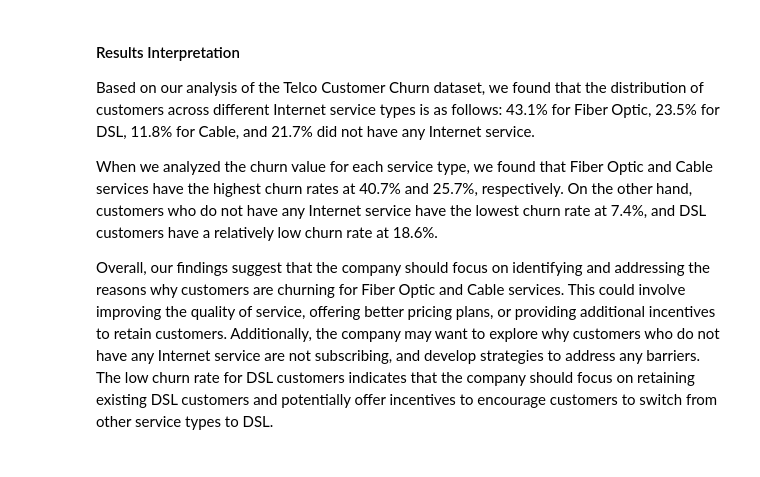
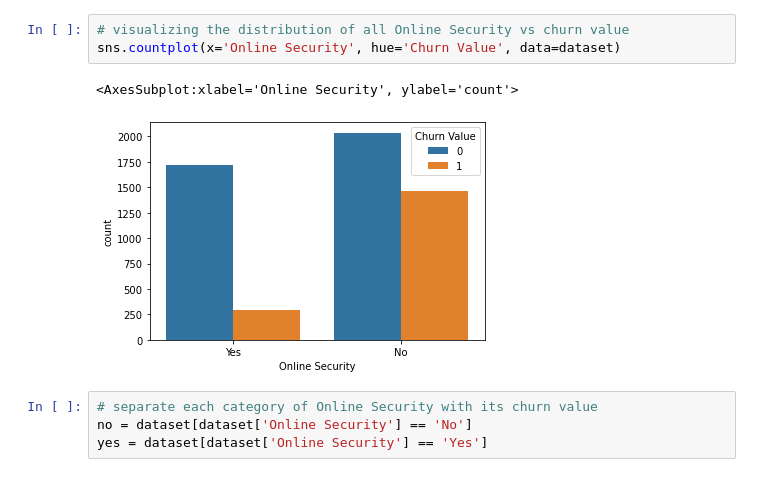
Before and after one commit to Ahmedmma72/Customer-Churn-Analysis-For-Telecommunication, a Jupyter notebook: Q6/q6.ipynb, the cells around one changed output. Cells and saved outputs as stored; diff of their text form.

```diff
--- a/Q6/q6.ipynb
+++ b/Q6/q6.ipynb
@@ -101,7 +89,10 @@ sns.barplot(x="Internet Type", y="percentage",
-# %% [markdown]
-#### Results Interpretation
-Based on our analysis of the Telco Customer Churn dataset, we found that the distribution of customers across different Internet service types is as follows: 43.1% for Fiber Optic, 23.5% for DSL, 11.8% for Cable, and 21.7% did not have any Internet service.
-
-When we analyzed the churn value for each service type, we found that Fiber Optic and Cable services have the highest churn rates at 40.7% and 25.7%, respectively. On the other hand, customers who do not have any Internet service have the lowest churn rate at 7.4%, and DSL customers have a relatively low churn rate at 18.6%.
-
-Overall, our findings suggest that the company should focus on identifying and addressing the reasons why customers are churning for Fiber Optic and Cable services. This could involve improving the quality of service, offering better pricing plans, or providing additional incentives to retain customers. Additionally, the company may want to explore why customers who do not have any Internet service are not subscribing, and develop strategies to address any barriers. The low churn rate for DSL customers indicates that the company should focus on retaining existing DSL customers and potentially offer incentives to encourage customers to switch from other service types to DSL.
+# %%
+# visualizing the distribution of all Online Security vs churn value
+sns.countplot(x='Online Security', hue='Churn Value', data=dataset)
+# %% [output]
+<AxesSubplot:xlabel='Online Security', ylabel='count'>
+[figure, added]
+# %%
+# separate each category of Online Security with its churn value
+no = dataset[dataset['Online Security'] == 'No']
+yes = dataset[dataset['Online Security'] == 'Yes']
```
Also changed, not shown: parts of 30 cells of this notebook, 5 other files.
